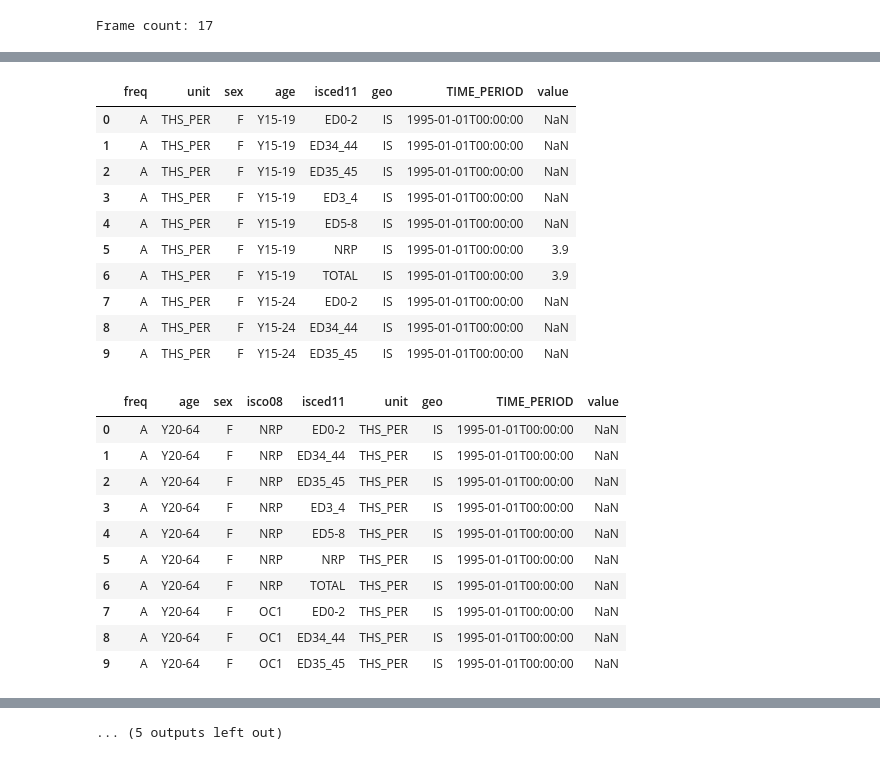
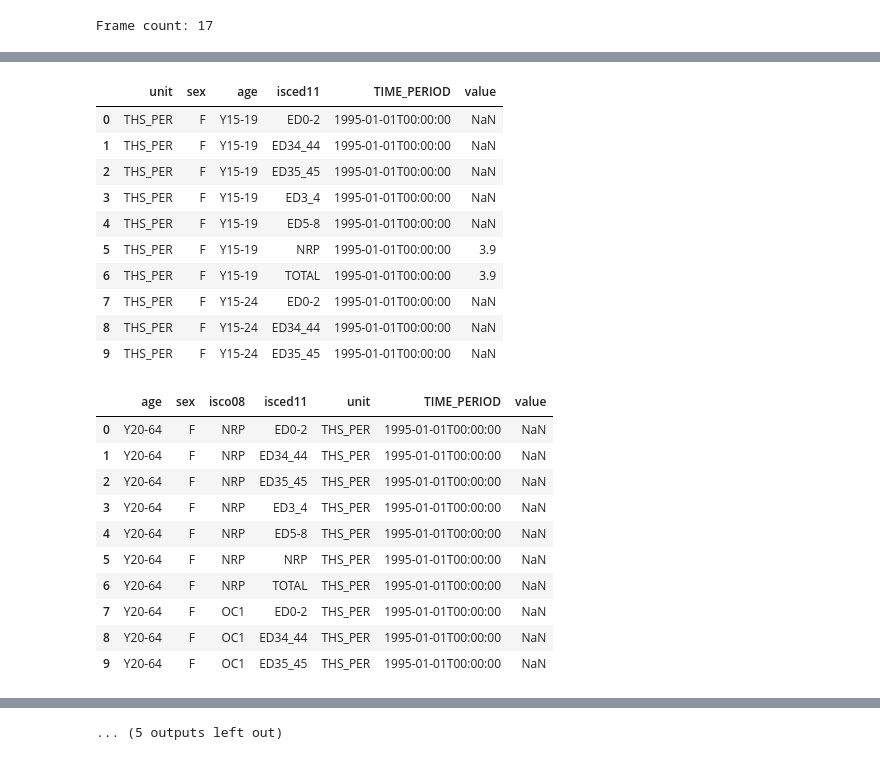
Before and after one commit to muffindud/iceland-data-analysis, a Jupyter notebook: main.ipynb, the cells around one changed output, grey strips where cells are left out. Saved outputs shown, nothing was run; the diff lists cells and outputs as text; code cells hidden in the pictures.

```diff
--- a/main.ipynb
+++ b/main.ipynb
@@ -229,6 +229,15 @@ for frame in DATAFRAMES:
     df = df[df["geo"] == COUNTRY["code"]]
     df = df.dropna(axis=1, how='all')
 
+    if "currency" in df.columns:
+        df.rename(columns={"currency": "unit"}, inplace=True)
+
+    if "freq" in df.columns:
+        df = df.drop(columns=["freq"])
+
+    if "unit" not in df.columns:
+        df.insert(0, "unit", "rate")
+
     frame.dataframe = df
 
     os.makedirs(DATA_PATH, exist_ok=True)
@@ -349,9 +358,10 @@ for frame in DATAFRAMES:
     id_cols = column_names[: time_period_index + 1]
 
     df_melted = frame.dataframe.melt(id_vars=id_cols, value_vars=data_columns, var_name="TIME_PERIOD", value_name="value")
-    frame.melted_dataframe = df_melted
-    display(frame.melted_dataframe.head(10))
+    df_melted = df_melted.drop(columns=["geo"])
+    frame.dataframe = df_melted
+    display(frame.dataframe.head(10))
 
     os.makedirs("melted_data", exist_ok=True)
-    frame.melted_dataframe.to_csv(os.path.join("melted_data", frame.file_name), index=False)
+    frame.dataframe.to_csv(os.path.join("melted_data", frame.file_name), index=False)
 # %% [output]
@@ -435,22 +445,22 @@ for frame in DATAFRAMES:
-|  | freq | unit | sex | age | isced11 | geo | TIME_PERIOD | value |
-| 0 | A | THS_PER | F | Y15-19 | ED0-2 | IS | 1995-01-01T00:00:00 | NaN |
-| 1 | A | THS_PER | F | Y15-19 | ED34_44 | IS | 1995-01-01T00:00:00 | NaN |
-| 2 | A | THS_PER | F | Y15-19 | ED35_45 | IS | 1995-01-01T00:00:00 | NaN |
-| 3 | A | THS_PER | F | Y15-19 | ED3_4 | IS | 1995-01-01T00:00:00 | NaN |
-| 4 | A | THS_PER | F | Y15-19 | ED5-8 | IS | 1995-01-01T00:00:00 | NaN |
-| 5 | A | THS_PER | F | Y15-19 | NRP | IS | 1995-01-01T00:00:00 | 3.9 |
-| 6 | A | THS_PER | F | Y15-19 | TOTAL | IS | 1995-01-01T00:00:00 | 3.9 |
-| 7 | A | THS_PER | F | Y15-24 | ED0-2 | IS | 1995-01-01T00:00:00 | NaN |
-| 8 | A | THS_PER | F | Y15-24 | ED34_44 | IS | 1995-01-01T00:00:00 | NaN |
-| 9 | A | THS_PER | F | Y15-24 | ED35_45 | IS | 1995-01-01T00:00:00 | NaN |
+|  | unit | sex | age | isced11 | TIME_PERIOD | value |
+| 0 | THS_PER | F | Y15-19 | ED0-2 | 1995-01-01T00:00:00 | NaN |
+| 1 | THS_PER | F | Y15-19 | ED34_44 | 1995-01-01T00:00:00 | NaN |
+| 2 | THS_PER | F | Y15-19 | ED35_45 | 1995-01-01T00:00:00 | NaN |
+| 3 | THS_PER | F | Y15-19 | ED3_4 | 1995-01-01T00:00:00 | NaN |
+| 4 | THS_PER | F | Y15-19 | ED5-8 | 1995-01-01T00:00:00 | NaN |
+| 5 | THS_PER | F | Y15-19 | NRP | 1995-01-01T00:00:00 | 3.9 |
+| 6 | THS_PER | F | Y15-19 | TOTAL | 1995-01-01T00:00:00 | 3.9 |
+| 7 | THS_PER | F | Y15-24 | ED0-2 | 1995-01-01T00:00:00 | NaN |
+| 8 | THS_PER | F | Y15-24 | ED34_44 | 1995-01-01T00:00:00 | NaN |
+| 9 | THS_PER | F | Y15-24 | ED35_45 | 1995-01-01T00:00:00 | NaN |
-|  | freq | age | sex | isco08 | isced11 | unit | geo | TIME_PERIOD | value |
-| 0 | A | Y20-64 | F | NRP | ED0-2 | THS_PER | IS | 1995-01-01T00:00:00 | NaN |
-| 1 | A | Y20-64 | F | NRP | ED34_44 | THS_PER | IS | 1995-01-01T00:00:00 | NaN |
-| 2 | A | Y20-64 | F | NRP | ED35_45 | THS_PER | IS | 1995-01-01T00:00:00 | NaN |
-| 3 | A | Y20-64 | F | NRP | ED3_4 | THS_PER | IS | 1995-01-01T00:00:00 | NaN |
-| 4 | A | Y20-64 | F | NRP | ED5-8 | THS_PER | IS | 1995-01-01T00:00:00 | NaN |
-| 5 | A | Y20-64 | F | NRP | NRP | THS_PER | IS | 1995-01-01T00:00:00 | NaN |
-| 6 | A | Y20-64 | F | NRP | TOTAL | THS_PER | IS | 1995-01-01T00:00:00 | NaN |
-| 7 | A | Y20-64 | F | OC1 | ED0-2 | THS_PER | IS | 1995-01-01T00:00:00 | NaN |
-| 8 | A | Y20-64 | F | OC1 | ED34_44 | THS_PER | IS | 1995-01-01T00:00:00 | NaN |
-| 9 | A | Y20-64 | F | OC1 | ED35_45 | THS_PER | IS | 1995-01-01T00:00:00 | NaN |
+|  | age | sex | isco08 | isced11 | unit | TIME_PERIOD | value |
+| 0 | Y20-64 | F | NRP | ED0-2 | THS_PER | 1995-01-01T00:00:00 | NaN |
+| 1 | Y20-64 | F | NRP | ED34_44 | THS_PER | 1995-01-01T00:00:00 | NaN |
+| 2 | Y20-64 | F | NRP | ED35_45 | THS_PER | 1995-01-01T00:00:00 | NaN |
+| 3 | Y20-64 | F | NRP | ED3_4 | THS_PER | 1995-01-01T00:00:00 | NaN |
+| 4 | Y20-64 | F | NRP | ED5-8 | THS_PER | 1995-01-01T00:00:00 | NaN |
+| 5 | Y20-64 | F | NRP | NRP | THS_PER | 1995-01-01T00:00:00 | NaN |
+| 6 | Y20-64 | F | NRP | TOTAL | THS_PER | 1995-01-01T00:00:00 | NaN |
+| 7 | Y20-64 | F | OC1 | ED0-2 | THS_PER | 1995-01-01T00:00:00 | NaN |
+| 8 | Y20-64 | F | OC1 | ED34_44 | THS_PER | 1995-01-01T00:00:00 | NaN |
+| 9 | Y20-64 | F | OC1 | ED35_45 | THS_PER | 1995-01-01T00:00:00 | NaN |
```
Also changed, not shown: parts of 5 cells of this notebook.
